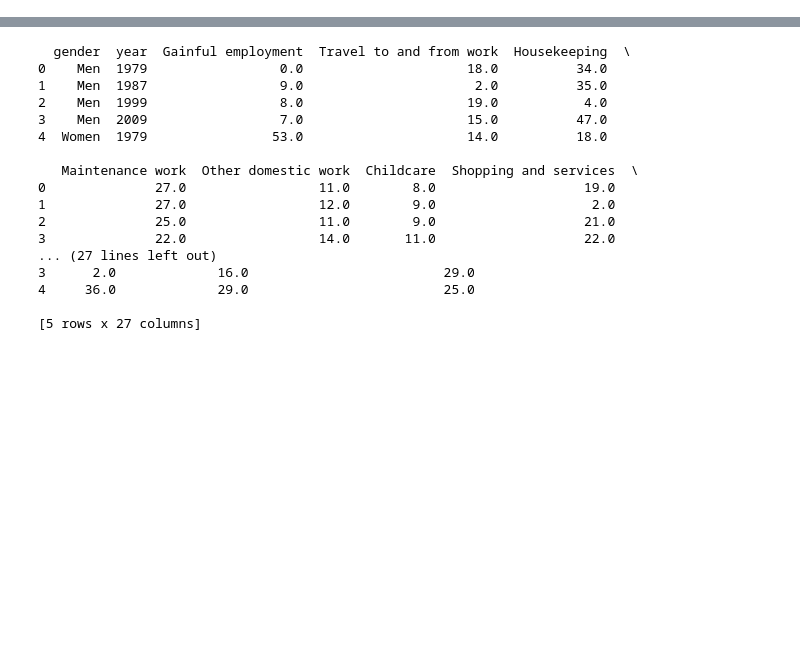
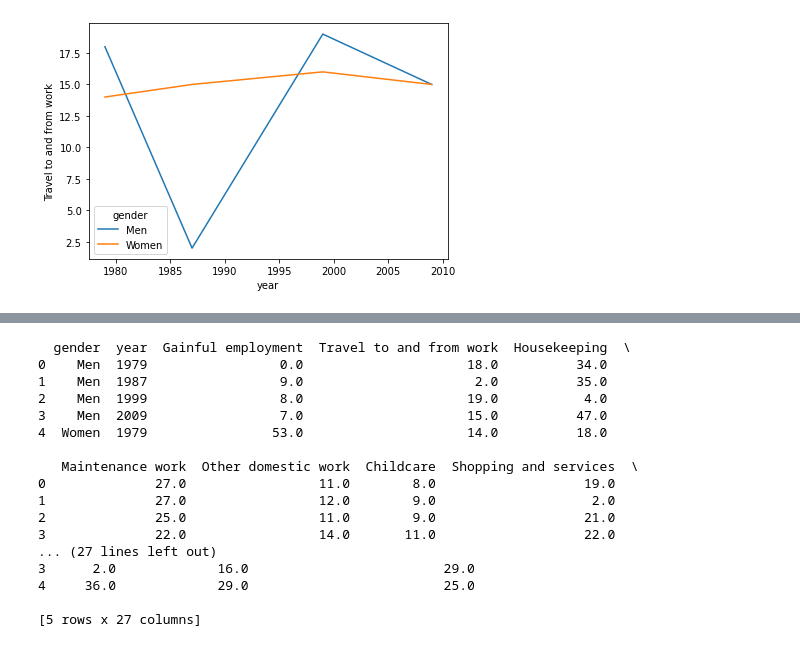
Before and after one commit to KazuichiroTaira/FMS, a Jupyter notebook: Firstassignment/timeuse.ipynb, the cells around one changed output, grey strips where cells are left out. Saved outputs shown, nothing was run; the diff lists cells and outputs as text; code cells hidden in the pictures; blank space fills up the shorter version.

```diff
--- a/Firstassignment/timeuse.ipynb
+++ b/Firstassignment/timeuse.ipynb
@@ -18,4 +43,8 @@ print(df.head())
 # %%
-sns.lineplot(data=df, x="year", y="Travel to and from work", hue="gender")
+sns.lineplot(data=df, x="year", y="Travel to and from work", hue='gender')
+plt.tight_layout()
+plt.savefig("fig/b3.pdf")
 plt.show()
+# %% [output]
+[figure, added]
 # %%
```
Also changed, not shown: parts of 4 cells of this notebook, 5 other files.
